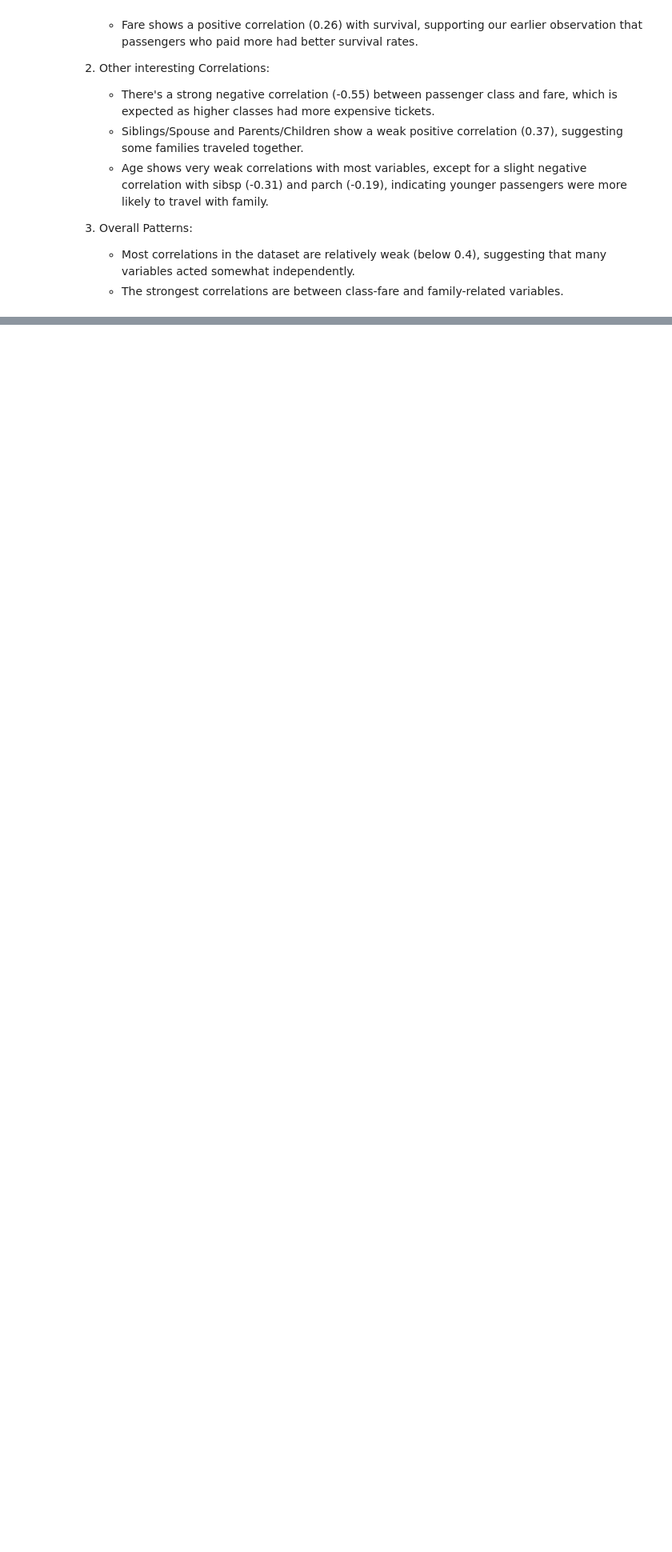
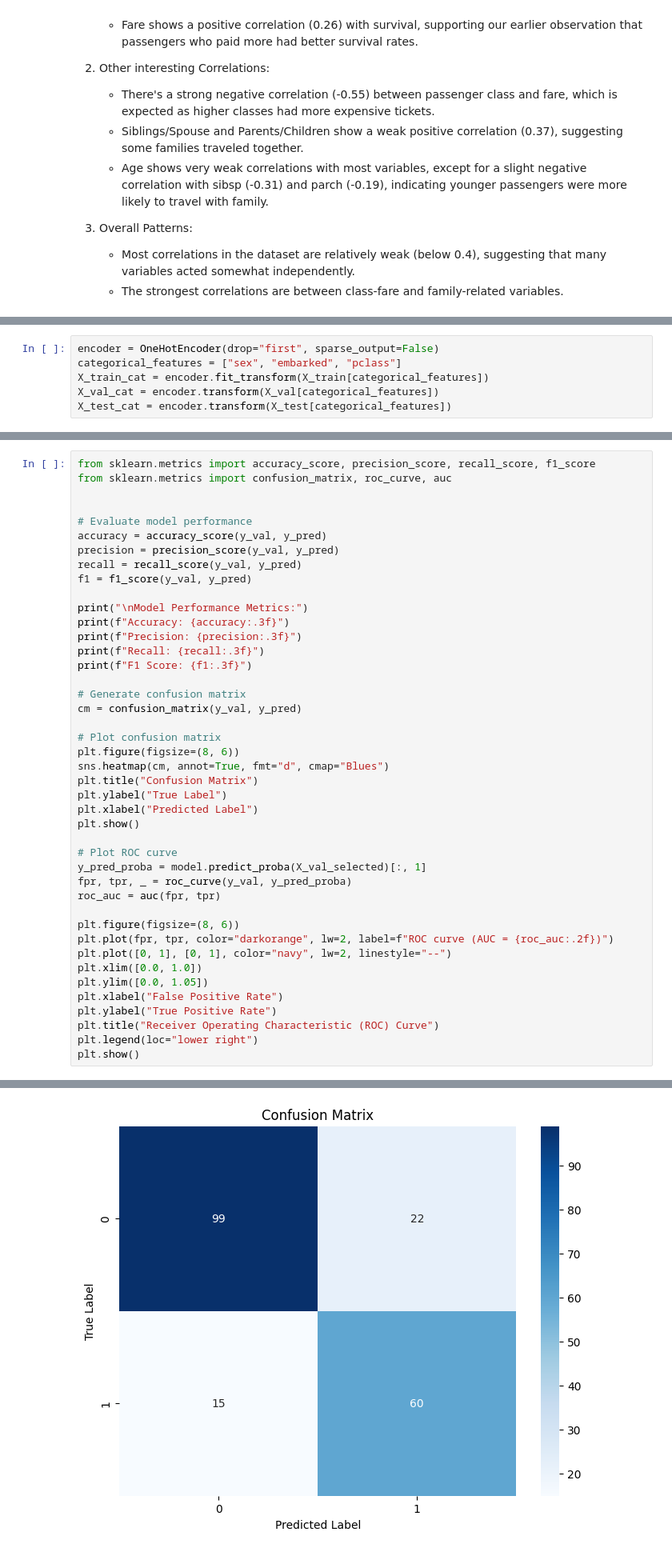
Before and after one commit to Soimanul/ML-fundamentals-2025, a Jupyter notebook: assignment_1_Vlad_Soimu[Soimu].ipynb, the cells around one changed output, grey strips where cells are left out. Shown: that part at 80% size. Drawn from its saved outputs; the diff is of its cells as text; blank space fills up the shorter version.

```diff
--- a/assignment_1_Vlad_Soimu[Soimu].ipynb
+++ b/assignment_1_Vlad_Soimu[Soimu].ipynb
@@ -336,0 +476,6 @@ The correlation matrix provides important information about the relationships be
+# %%
+encoder = OneHotEncoder(drop="first", sparse_output=False)
+categorical_features = ["sex", "embarked", "pclass"]
+X_train_cat = encoder.fit_transform(X_train[categorical_features])
+X_val_cat = encoder.transform(X_val[categorical_features])
+X_test_cat = encoder.transform(X_test[categorical_features])
@@ -346,0 +598,44 @@ The correlation matrix provides important information about the relationships be
+# %%
+from sklearn.metrics import accuracy_score, precision_score, recall_score, f1_score
+from sklearn.metrics import confusion_matrix, roc_curve, auc
+
+
+# Evaluate model performance
+accuracy = accuracy_score(y_val, y_pred)
+precision = precision_score(y_val, y_pred)
+recall = recall_score(y_val, y_pred)
+f1 = f1_score(y_val, y_pred)
+
+print("\nModel Performance Metrics:")
+print(f"Accuracy: {accuracy:.3f}")
+print(f"Precision: {precision:.3f}")
+print(f"Recall: {recall:.3f}")
+print(f"F1 Score: {f1:.3f}")
+
+# Generate confusion matrix
+cm = confusion_matrix(y_val, y_pred)
+
+# Plot confusion matrix
+plt.figure(figsize=(8, 6))
+sns.heatmap(cm, annot=True, fmt="d", cmap="Blues")
+plt.title("Confusion Matrix")
+plt.ylabel("True Label")
+plt.xlabel("Predicted Label")
+plt.show()
+
+# Plot ROC curve
+y_pred_proba = model.predict_proba(X_val_selected)[:, 1]
+fpr, tpr, _ = roc_curve(y_val, y_pred_proba)
+roc_auc = auc(fpr, tpr)
+
+plt.figure(figsize=(8, 6))
+plt.plot(fpr, tpr, color="darkorange", lw=2, label=f"ROC curve (AUC = {roc_auc:.2f})")
+plt.plot([0, 1], [0, 1], color="navy", lw=2, linestyle="--")
+plt.xlim([0.0, 1.0])
+plt.ylim([0.0, 1.05])
+plt.xlabel("False Positive Rate")
+plt.ylabel("True Positive Rate")
+plt.title("Receiver Operating Characteristic (ROC) Curve")
+plt.legend(loc="lower right")
+plt.show()
+# %% [output]
@@ -346,0 +647 @@ The correlation matrix provides important information about the relationships be
+[figure, added]
```
Also changed, not shown: parts of 42 cells of this notebook, 1 other file.
